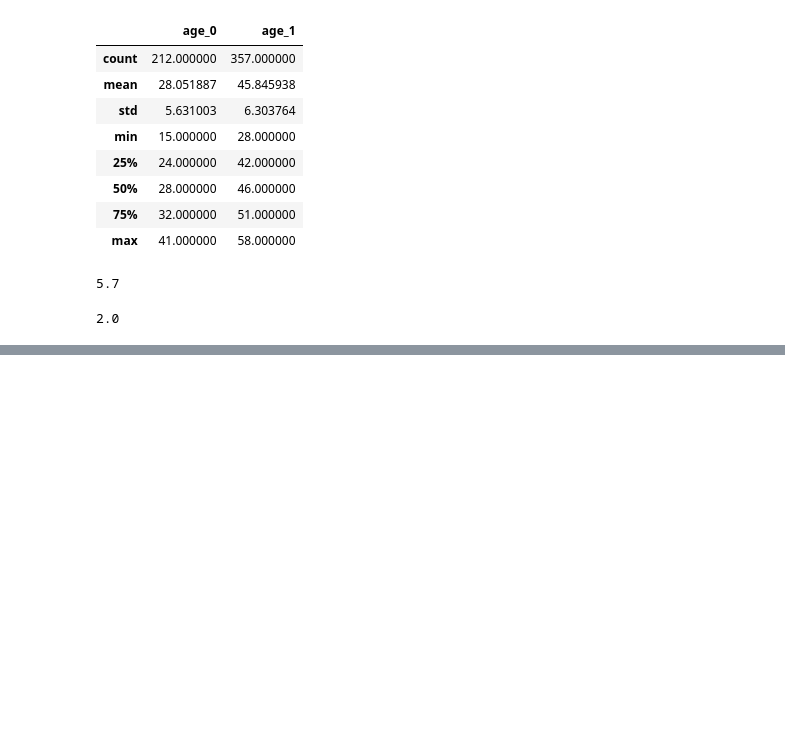
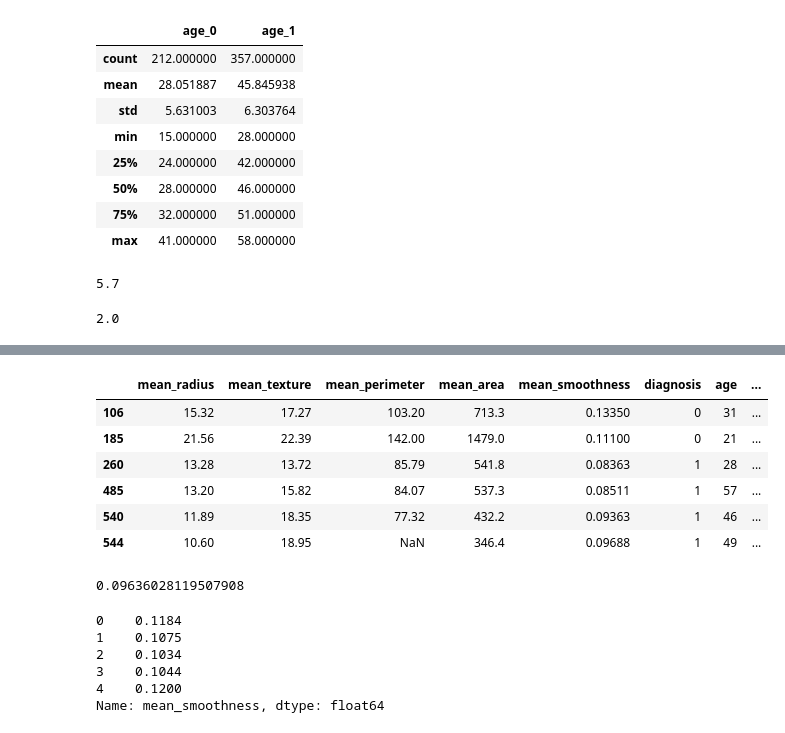
Before and after one commit to raquelcreis/CastoresIndomaveis, a Jupyter notebook: notebooks/aula003_pandas.ipynb, the cells around one changed output, grey strips where cells are left out. Cells and saved outputs as stored; diff of their text form; code cells hidden in the pictures; blank space fills up the shorter version.

```diff
--- a/notebooks/aula003_pandas.ipynb
+++ b/notebooks/aula003_pandas.ipynb
@@ -334,0 +467,12 @@ df_vazio
+# %%
+nomes = df.name.value_counts()[df.name.value_counts() == 2].index
+
+df[df.name.isin(nomes)]
+# %% [output]
+|  | mean_radius | mean_texture | mean_perimeter | mean_area | mean_smoothness | diagnosis | age | ... |
+| 106 | 15.32 | 17.27 | 103.20 | 713.3 | 0.13350 | 0 | 31 | ... |
+| 185 | 21.56 | 22.39 | 142.00 | 1479.0 | 0.11100 | 0 | 21 | ... |
+| 260 | 13.28 | 13.72 | 85.79 | 541.8 | 0.08363 | 1 | 28 | ... |
+| 485 | 13.20 | 15.82 | 84.07 | 537.3 | 0.08511 | 1 | 57 | ... |
+| 540 | 11.89 | 18.35 | 77.32 | 432.2 | 0.09363 | 1 | 46 | ... |
+| 544 | 10.60 | 18.95 | NaN | 346.4 | 0.09688 | 1 | 49 | ... |
@@ -334,0 +485,4 @@ df_vazio
+# %%
+df.mean_smoothness.mean()
+# %% [output]
+0.09636028119507908
@@ -334,0 +498,9 @@ df_vazio
+# %%
+df.mean_smoothness.head()
+# %% [output]
+0    0.1184
+1    0.1075
+2    0.1034
+3    0.1044
+4    0.1200
+Name: mean_smoothness, dtype: float64
```
Also changed, not shown: parts of 49 cells of this notebook.
